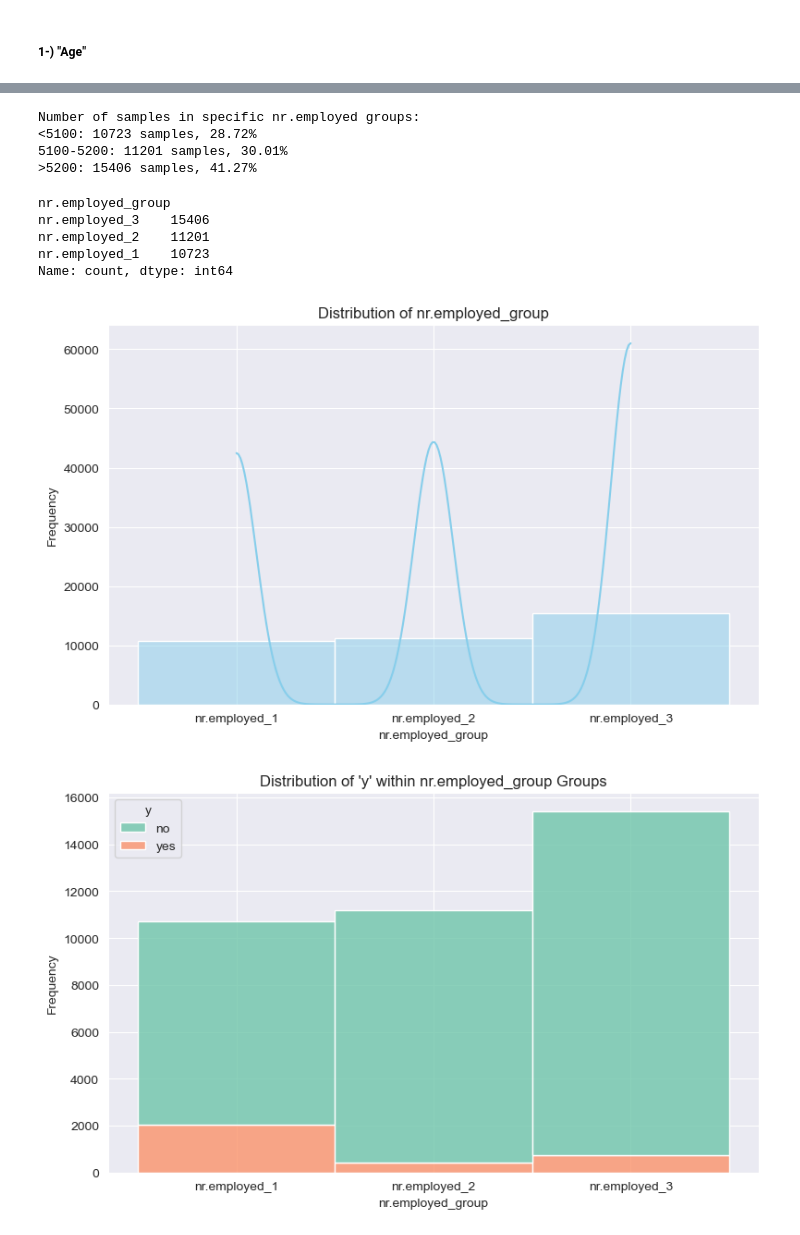
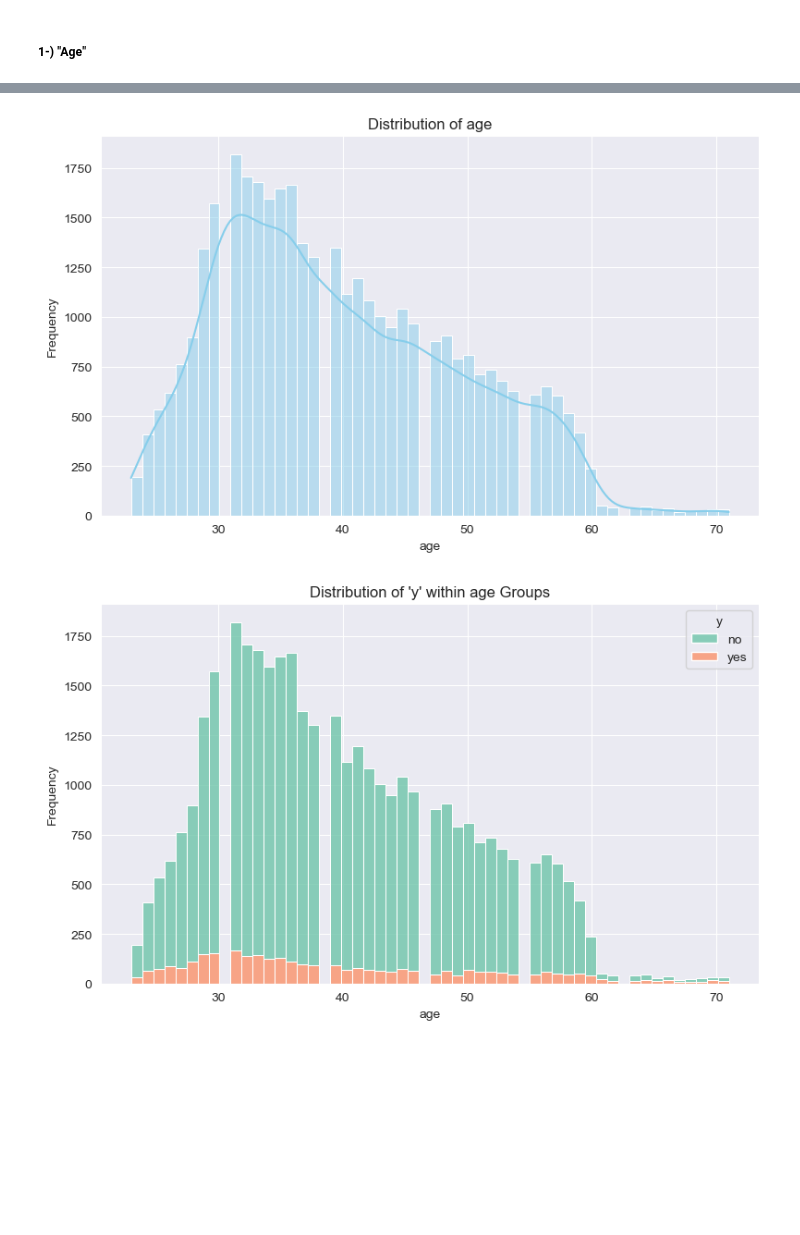
Before and after one commit to batuhanozzer/bankMarketing, a Jupyter notebook: ceng474_BankMarketing.ipynb, the cells around one changed output, grey strips where cells are left out. Cells and saved outputs as stored; diff of their text form; code cells hidden in the pictures; blank space fills up the shorter version.

```diff
--- a/ceng474_BankMarketing.ipynb
+++ b/ceng474_BankMarketing.ipynb
@@ -65,3 +65,5 @@ euribor3m            0
 nr.employed          0
 y                    0
 dtype: int64
+# %%
+dataset_copy = dataset.copy()
@@ -112,0 +98,9 @@ dtype: object
+# %%
+# Separate numerical and categorical columns
+numerical_columns = dataset_copy.select_dtypes(include='number').columns.tolist()
+categorical_columns = dataset_copy.select_dtypes(exclude='number').columns.tolist()
+
+# Reorder columns
+new_order = numerical_columns + categorical_columns
+dataset_copy = dataset_copy[new_order]
+dataset_copy.dtypes
@@ -120,11 +134,9 @@ def visualize_features(df,column_name):
     plt.tight_layout()
     plt.show()
 # %%
-def visualize_target_feature(df_x, df_y,column_name):
-    merged_df = df_x.merge(df_y, how='outer', left_index=True, right_index=True).copy()
-
+def visualize_target_feature(df,column_name):
     plt.figure(figsize=(8, 5))
-    sns.histplot(data=merged_df, x=column_name, hue='y', multiple='stack', palette='Set2')
+    sns.histplot(data=df, x=column_name, hue='y', multiple='stack', palette='Set2')
     plt.title(f"Distribution of 'y' within {column_name} Groups")
     plt.xlabel(column_name)
     plt.ylabel("Frequency")
@@ -138,6 +150,11 @@ def visualize_outliers(df, column_name):
     plt.xlabel(column_name)
     plt.tight_layout()
     plt.show()
+# %%
+def visualize(df,column_name):
+    visualize_features(df,column_name)
+    visualize_target_feature(df,column_name)
+    visualize_outliers(df, column_name)
 # %%
 def remove_outliers_by_quantiles(df, column_name, lower_quantile=0.01, upper_quantile=0.99):
     lower_bound = df[column_name].quantile(lower_quantile)
@@ -612,8 +224,0 @@ visualize_outliers(dataset_numerical,'nr.employed')
-# %%
-nr_employed_threshold = [5100,5200]
-print_extract_feature_by_thresholds(dataset_numerical,'nr.employed',nr_employed_threshold)
-# %% [output]
-Number of samples in specific nr.employed groups:
-<5100: 10723 samples, 28.72%
-5100-5200: 11201 samples, 30.01%
->5200: 15406 samples, 41.27%
@@ -622,14 +225,5 @@ extract_feature_by_thresholds(dataset_numerical,'nr.employed',nr_employed_thresh
-# %%
-dataset_numerical['nr.employed_group'].value_counts()
-# %% [output]
-nr.employed_group
-nr.employed_3    15406
-nr.employed_2    11201
-nr.employed_1    10723
-Name: count, dtype: int64
-# %%
-visualize_features(dataset_numerical,'nr.employed_group')
-visualize_target_feature(dataset_numerical,y,'nr.employed_group')
-# %% [output]
-[figure, removed]
-[figure, removed]
+# %%
+visualize(dataset_copy,'age')
+# %% [output]
+[figure, added]
+[figure, added]
```
Also changed, not shown: parts of 143 cells of this notebook, 1 other file.
